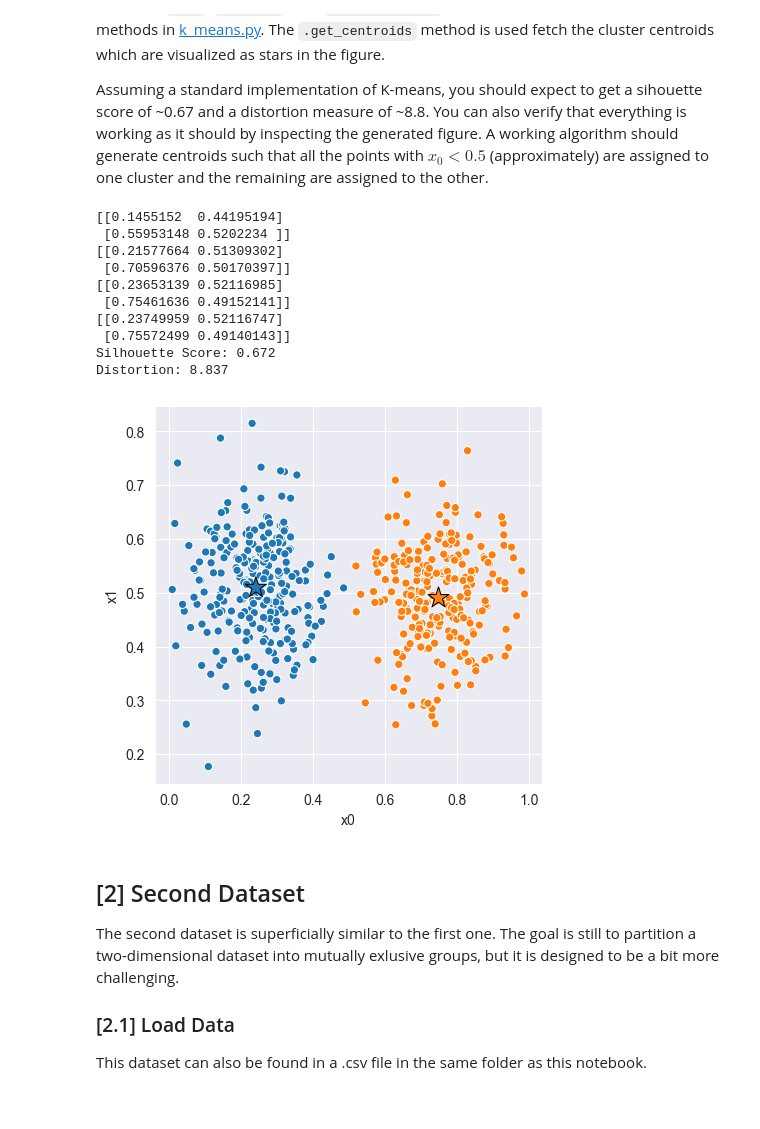
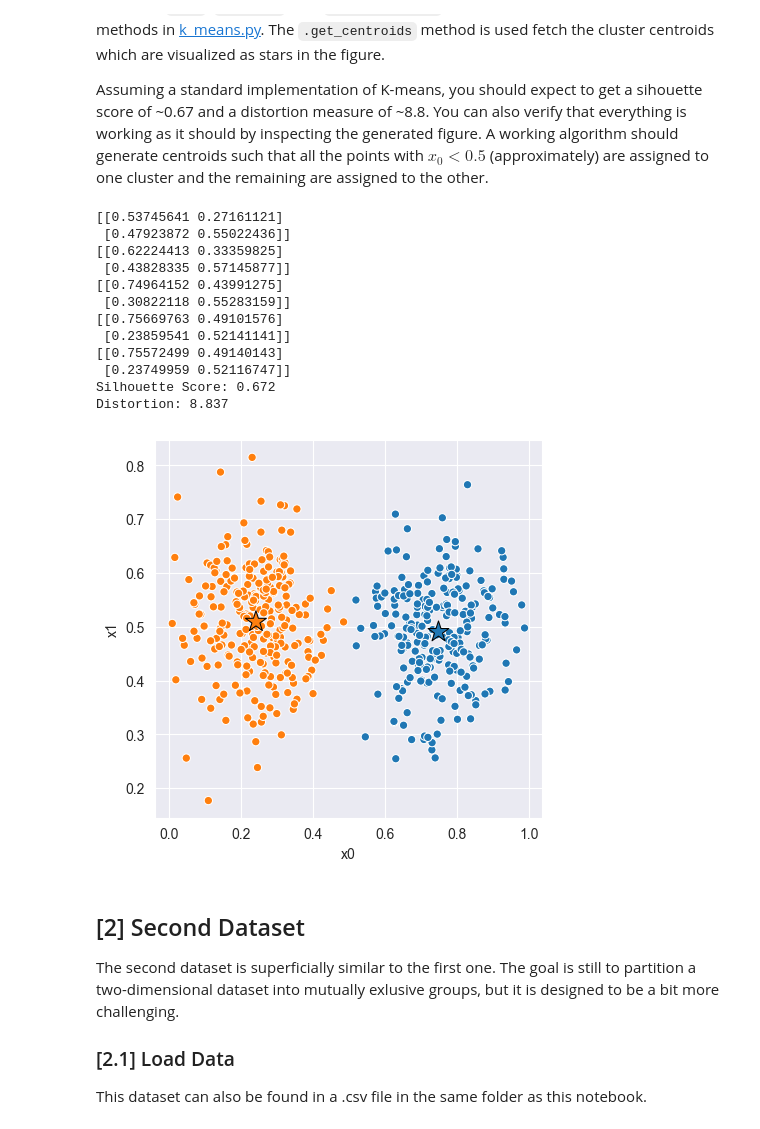
Before and after one commit to jimoskar/ml, a Jupyter notebook: k_means/experiment.ipynb, the cells around one changed output. Saved outputs shown, nothing was run; the diff lists cells and outputs as text; code cells hidden in the pictures.

```diff
--- a/k_means/experiment.ipynb
+++ b/k_means/experiment.ipynb
@@ -70,33 +70,35 @@ Assuming a standard implementation of K-means, you should expect to get a sihoue
 # %%
 # Fit Model
 X = data_1[['x0', 'x1']]
-model_1 = km.KMeans(num_clust=2) # <-- Should work with default constructor
+model_1 = km.KMeans(num_clust=2, normalize = True) # <-- Should work with default constructor
 model_1.fit(X)
 
 # Compute Silhouette Score
 z = model_1.predict(X)
 print(f'Silhouette Score: {km.euclidean_silhouette(X, z) :.3f}')
 print(f'Distortion: {km.euclidean_distortion(X, z) :.3f}')
 
 # Plot cluster assignments
 C = model_1.get_centroids()
 K = len(C)
 _, ax = plt.subplots(figsize=(5, 5), dpi=100)
 sns.scatterplot(x='x0', y='x1', hue=z, hue_order=range(K), palette='tab10', data=X, ax=ax);
 sns.scatterplot(x=C[:,0], y=C[:,1], hue=range(K), palette='tab10', marker='*', s=250, edgecolor='black', ax=ax)
 ax.legend().remove();
 # %% [output]
-[[0.1455152  0.44195194]
- [0.55953148 0.5202234 ]]
-[[0.21577664 0.51309302]
- [0.70596376 0.50170397]]
-[[0.23653139 0.52116985]
- [0.75461636 0.49152141]]
-[[0.23749959 0.52116747]
- [0.75572499 0.49140143]]
+[[0.53745641 0.27161121]
+ [0.47923872 0.55022436]]
+[[0.62224413 0.33359825]
+ [0.43828335 0.57145877]]
+[[0.74964152 0.43991275]
+ [0.30822118 0.55283159]]
+[[0.75669763 0.49101576]
+ [0.23859541 0.52141141]]
+[[0.75572499 0.49140143]
+ [0.23749959 0.52116747]]
 Silhouette Score: 0.672
 Distortion: 8.837
-[figure, old version]
+[figure, new version]
 # %% [markdown]
 ## [2] Second Dataset
 
```
Also changed, not shown: parts of 1 cell of this notebook, 2 other files.
